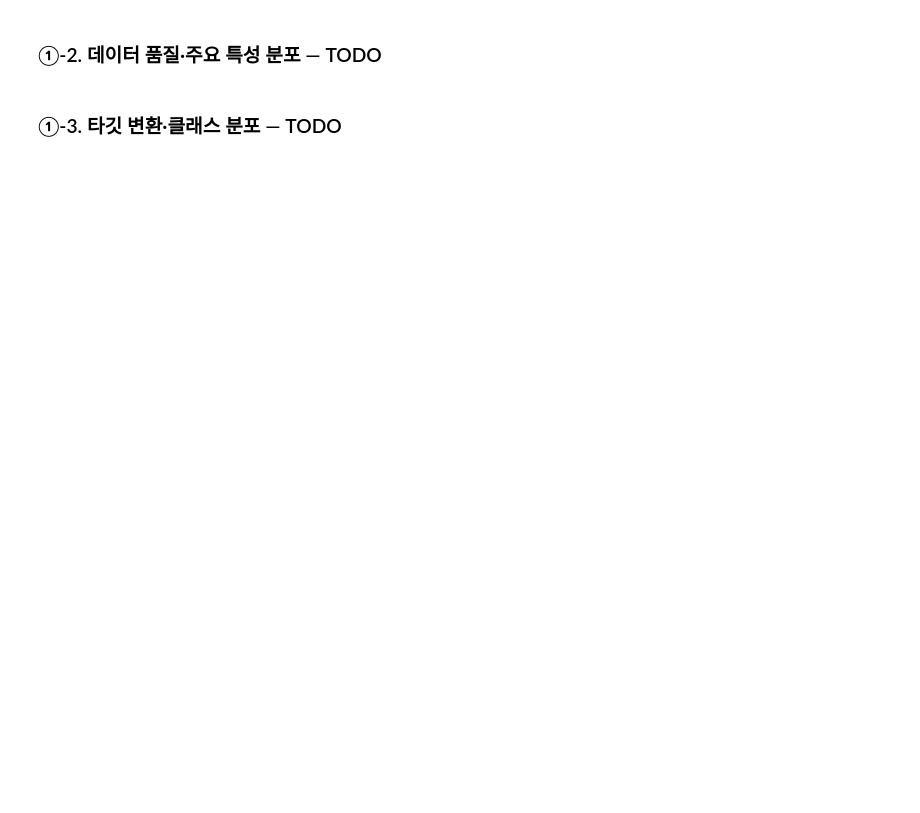
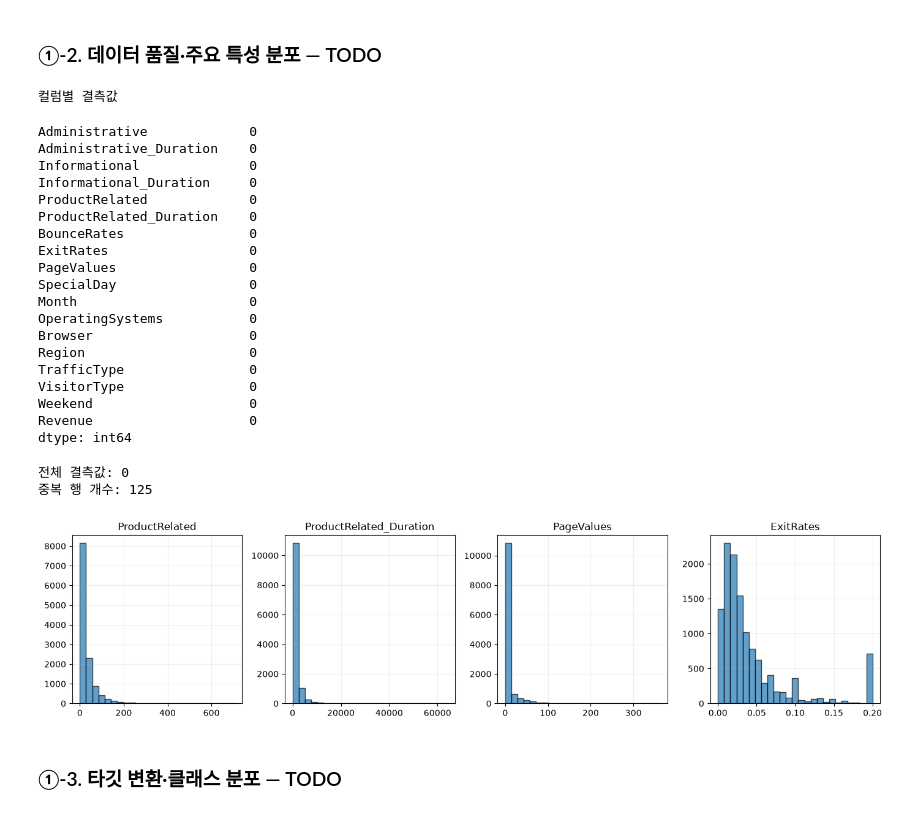
Before and after one commit to djdjwoqve-boop/ai-mini-projects, a Jupyter notebook: mini-project-01/code/02_classification_online_shopping.ipynb, the cells around one changed output. Saved outputs shown, nothing was run; the diff lists cells and outputs as text; code cells hidden in the pictures; blank space fills up the shorter version.

```diff
--- a/mini-project-01/code/02_classification_online_shopping.ipynb
+++ b/mini-project-01/code/02_classification_online_shopping.ipynb
@@ -62,20 +119,46 @@ display(df.describe(include="all").T)
 # %%
 # TODO 1-2. 결측값 개수와 중복 행 개수를 출력합니다.
 # 힌트: isna().sum(), duplicated().sum()
-...
-
-
+print("컬럼별 결측값 ")
+display(df.isna().sum())
+print("전체 결측값:",df.isna().sum().sum())
+print("중복 행 개수:", df.duplicated().sum())
 # [공통] 시각화할 특성과 그래프 틀
 plot_cols = ["ProductRelated", "ProductRelated_Duration", "PageValues", "ExitRates"]
 fig, axes = plt.subplots(1, 4, figsize=(14, 3.5))
 for ax, col in zip(axes, plot_cols):
     # TODO 1-3. 각 특성의 히스토그램을 작성합니다.
     # 힌트: ax.hist(df[col], bins=25)
-    ...
+    ax.hist(df[col], bins=25,edgecolor="black",alpha=0.7)
+
     ax.set_title(col)
     ax.grid(alpha=0.2)
 plt.tight_layout()
 plt.show()
+# %% [output]
+컬럼별 결측값
+Administrative             0
+Administrative_Duration    0
+Informational              0
+Informational_Duration     0
+ProductRelated             0
+ProductRelated_Duration    0
+BounceRates                0
+ExitRates                  0
+PageValues                 0
+SpecialDay                 0
+Month                      0
+OperatingSystems           0
+Browser                    0
+Region                     0
+TrafficType                0
+VisitorType                0
+Weekend                    0
+Revenue                    0
+dtype: int64
+전체 결측값: 0
+중복 행 개수: 125
+[figure, added]
 # %% [markdown]
 ### ①-3. 타깃 변환·클래스 분포 — TODO
 # %%
```
Also changed, not shown: parts of 8 cells of this notebook.
